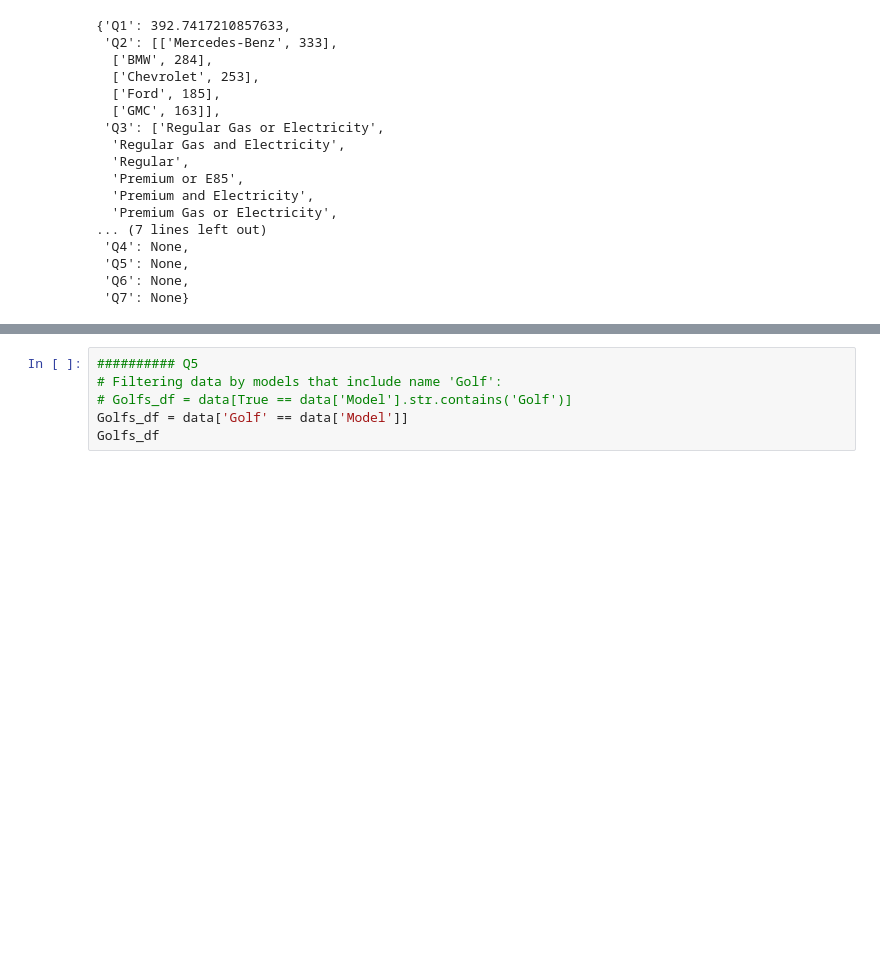
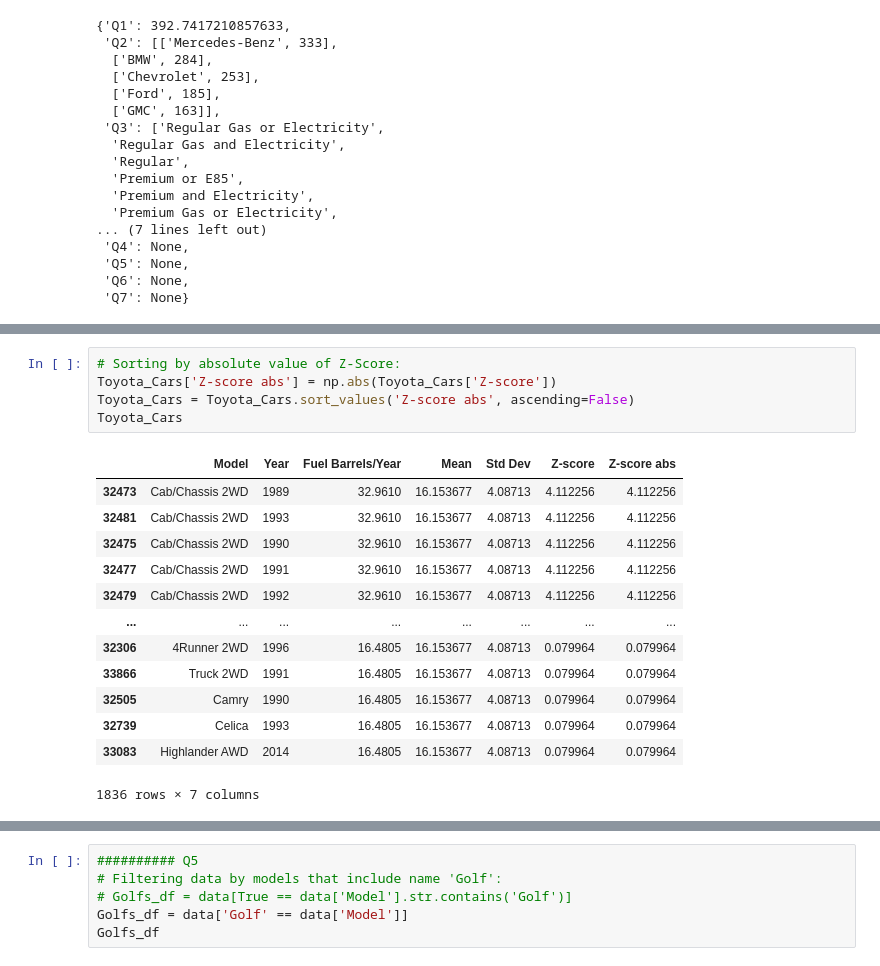
Before and after one commit to AdrianRamosDS/Wizeline-DEB, a Jupyter notebook: code/ADRIAN_RAMOS_answers.ipynb, the cells around one changed output, grey strips where cells are left out. Cells and saved outputs as stored; diff of their text form; blank space fills up the shorter version.

```diff
--- a/code/ADRIAN_RAMOS_answers.ipynb
+++ b/code/ADRIAN_RAMOS_answers.ipynb
@@ -213,0 +360,19 @@ Toyota_Cars = Toyota_Cars[:9].sort_values('Year', ascending=False)
+# %%
+# Sorting by absolute value of Z-Score:
+Toyota_Cars['Z-score abs'] = np.abs(Toyota_Cars['Z-score'])
+Toyota_Cars = Toyota_Cars.sort_values('Z-score abs', ascending=False)
+Toyota_Cars
+# %% [output]
+|  | Model | Year | Fuel Barrels/Year | Mean | Std Dev | Z-score | Z-score abs |
+| 32473 | Cab/Chassis 2WD | 1989 | 32.9610 | 16.153677 | 4.08713 | 4.112256 | 4.112256 |
+| 32481 | Cab/Chassis 2WD | 1993 | 32.9610 | 16.153677 | 4.08713 | 4.112256 | 4.112256 |
+| 32475 | Cab/Chassis 2WD | 1990 | 32.9610 | 16.153677 | 4.08713 | 4.112256 | 4.112256 |
+| 32477 | Cab/Chassis 2WD | 1991 | 32.9610 | 16.153677 | 4.08713 | 4.112256 | 4.112256 |
+| 32479 | Cab/Chassis 2WD | 1992 | 32.9610 | 16.153677 | 4.08713 | 4.112256 | 4.112256 |
+| ... | ... | ... | ... | ... | ... | ... | ... |
+| 32306 | 4Runner 2WD | 1996 | 16.4805 | 16.153677 | 4.08713 | 0.079964 | 0.079964 |
+| 33866 | Truck 2WD | 1991 | 16.4805 | 16.153677 | 4.08713 | 0.079964 | 0.079964 |
+| 32505 | Camry | 1990 | 16.4805 | 16.153677 | 4.08713 | 0.079964 | 0.079964 |
+| 32739 | Celica | 1993 | 16.4805 | 16.153677 | 4.08713 | 0.079964 | 0.079964 |
+| 33083 | Highlander AWD | 2014 | 16.4805 | 16.153677 | 4.08713 | 0.079964 | 0.079964 |
+1836 rows × 7 columns
```
Also changed, not shown: parts of 46 cells of this notebook, 1 other file.
